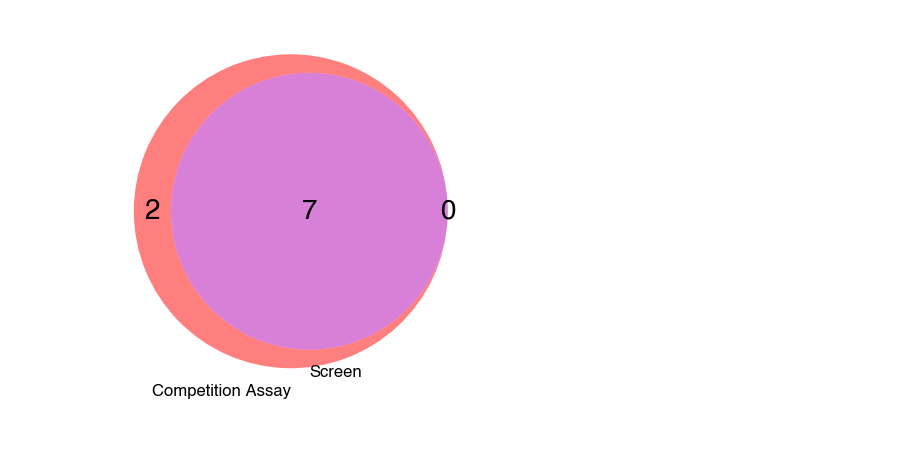
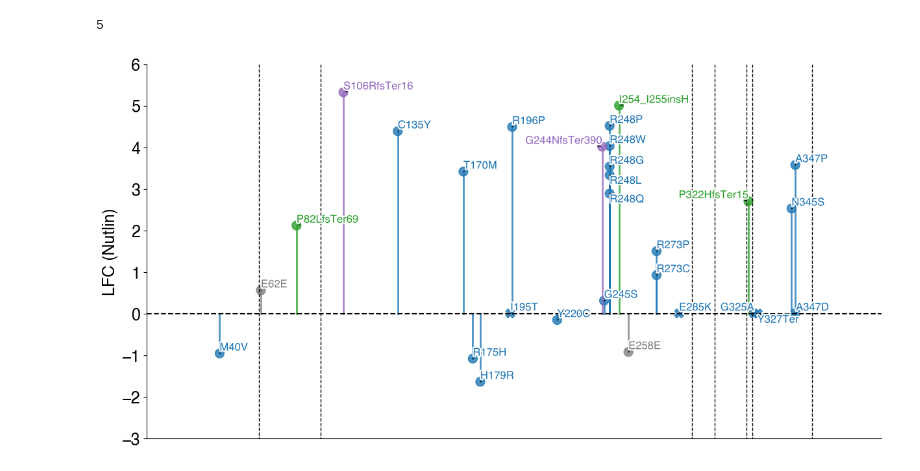
Before and after one commit to samgould2/p53-prime-editing-sensor, a Jupyter notebook: figure5.ipynb, the cells around one changed output. Saved outputs shown, nothing was run; the diff lists cells and outputs as text; code cells hidden in the pictures; blank space fills up the shorter version.

```diff
--- a/figure5.ipynb
+++ b/figure5.ipynb
@@ -340,14 +86,0 @@ Orange = Nutlin; Blue = Untreated; Purple = COTI-2; Green = PK7088
-# %%
-merge_w_names = pd.read_csv('competition_assay_data/Competition_assay_data.csv')
-
-#taking into account low event numbers
-t1 = merge_w_names[merge_w_names['Events_t1']<=400].index
-t2 = merge_w_names[merge_w_names['Events_t2']<=400].index
-
-merge_w_names2 = merge_w_names.copy()
-
-for i in t1:
-    merge_w_names2.loc[i, "RFP_t1"] = merge_w_names2.iloc[i]['RFP_t0']
-
-for i in t2:
-    merge_w_names2.loc[i, "RFP_t2"] = merge_w_names2.iloc[i]['RFP_t1']
@@ -505,13 +86,0 @@ for t in v_test1.subset_labels: t.set_fontsize(20)
-# %%
-df = grouped_medium
-
-# Create tuple to store number of elements in each subset
-subsets_data = (len(df[df['∆RFP+ %']>=1])-len(df[(df['∆RFP+ %']>=5) & (df['LFC_nutlin']>=1)]),
-                len(df[df['LFC_nutlin']>=1])-len(df[(df['∆RFP+ %']>=5) & (df['LFC_nutlin']>=1)]),
-                len(df[(df['∆RFP+ %']>=5) & (df['LFC_nutlin']>=1)]))
-
-v_test1 = venn2(subsets=subsets_data, set_labels = ('Competition Assay', 'Screen'), alpha = 0.5, set_colors=("red", "blue"))
-
-for t in v_test1.subset_labels: t.set_fontsize(20)
-# %% [output]
-[figure, removed]
@@ -517,0 +167,52 @@ for t in v_test1.subset_labels: t.set_fontsize(20)
+# %%
+#and then plot
+
+fig, ax = plt.subplots( figsize=(12,6))
+
+c_dict = {'SNV':'tab:blue', 'INS':'tab:green', 'DEL':'tab:purple', 'Silent':'grey'}
+comp['colors'] = [c_dict[i] for i in comp['Effect']]
+colors = list(comp['colors'])
+
+lfc = comp['LFC_nutlin']
+
+for i, v in comp.iterrows():
+    val = v['codon']
+    ax.plot([val, val], [0, lfc[i]], color = colors[i], linewidth=2, alpha=.8)
+
+above_thres = comp[comp['insufficient_LFC_counts']==False]
+below_thres = comp[comp['insufficient_LFC_counts']==True]
+
+
+ax.scatter(above_thres['codon'], above_thres['LFC_nutlin'], color=above_thres['colors'], s=100, alpha=.8)
+ax.scatter(below_thres['codon'], below_thres['LFC_nutlin'], color=below_thres['colors'], s=100, alpha=.8, marker='X')
+
+ax.set_xlim(1,393)
+ax.spines[['right', 'top']].set_visible(False)
+ax.tick_params(axis='both', which='major', labelsize=18)
+ax.set_xticks([])
+ax.set_ylabel("LFC (Nutlin)", fontsize=18)
+
+
+boundaries = [61,94,292,304,321,324,356]
+for bound in boundaries:
+    ax.plot([bound, bound],[-6,6], linewidth=1, linestyle='dashed', color='black')
+
+
+ax.plot([1,393], [0,0], linestyle='dashed', color='black')
+
+t = list(comp['HGVSp'])
+x=np.array(comp['codon'])
+y = comp['LFC_nutlin']#+np.random.uniform(0,.5, len(x))
+colors = list(comp['colors'])
+
+texts = [ax.text(x[i], y[i], t[i], fontsize=12, color=colors[i], path_effects=[PathEffects.withStroke(linewidth=3, foreground="w")]) for i in range(len(x))] #bbox = dict(boxstyle = 'round,pad=0.5', fc = 'white', alpha = .9)
+
+ax.set_ylim(-3,6)
+
+#adjust_text(texts, ax=ax[0])
+fig.tight_layout(pad=0)
+
+adjust_text(texts,only_move={'points':'y', 'texts':'y'},arrowprops=dict(arrowstyle="-", linewidth=1, alpha=1, color='black'), ax=ax)
+# %% [output]
+5
+[figure, added]
```
Also changed, not shown: parts of 50 cells of this notebook.
